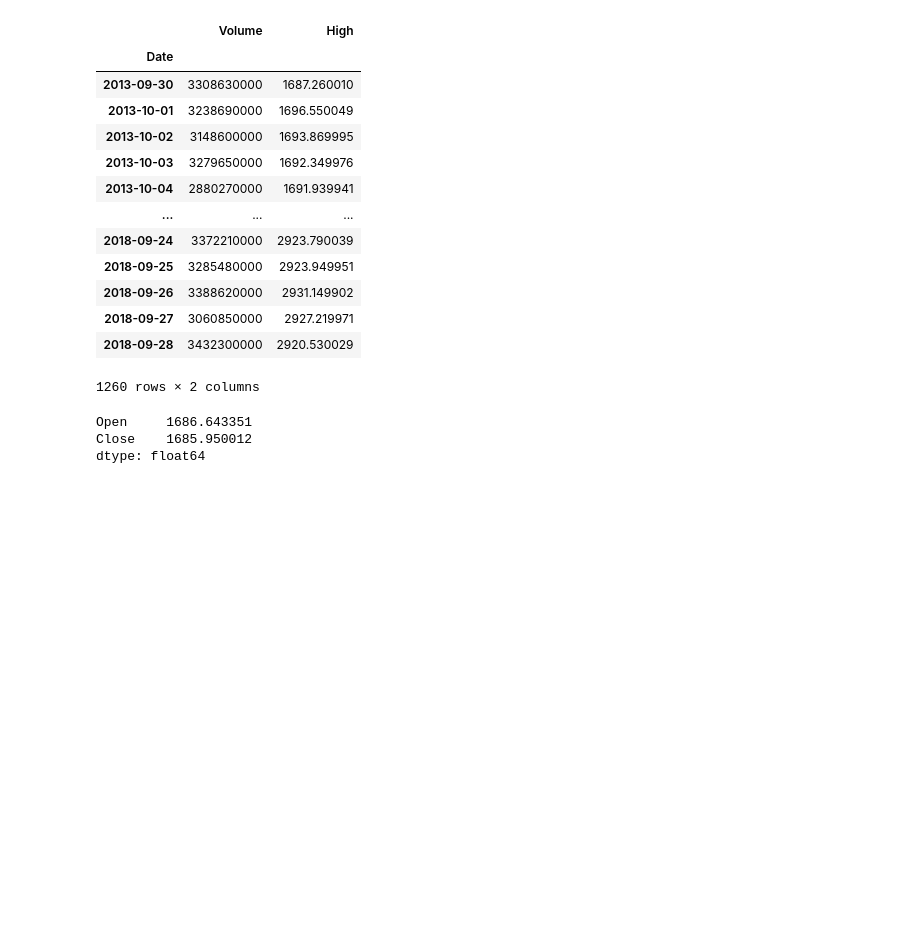
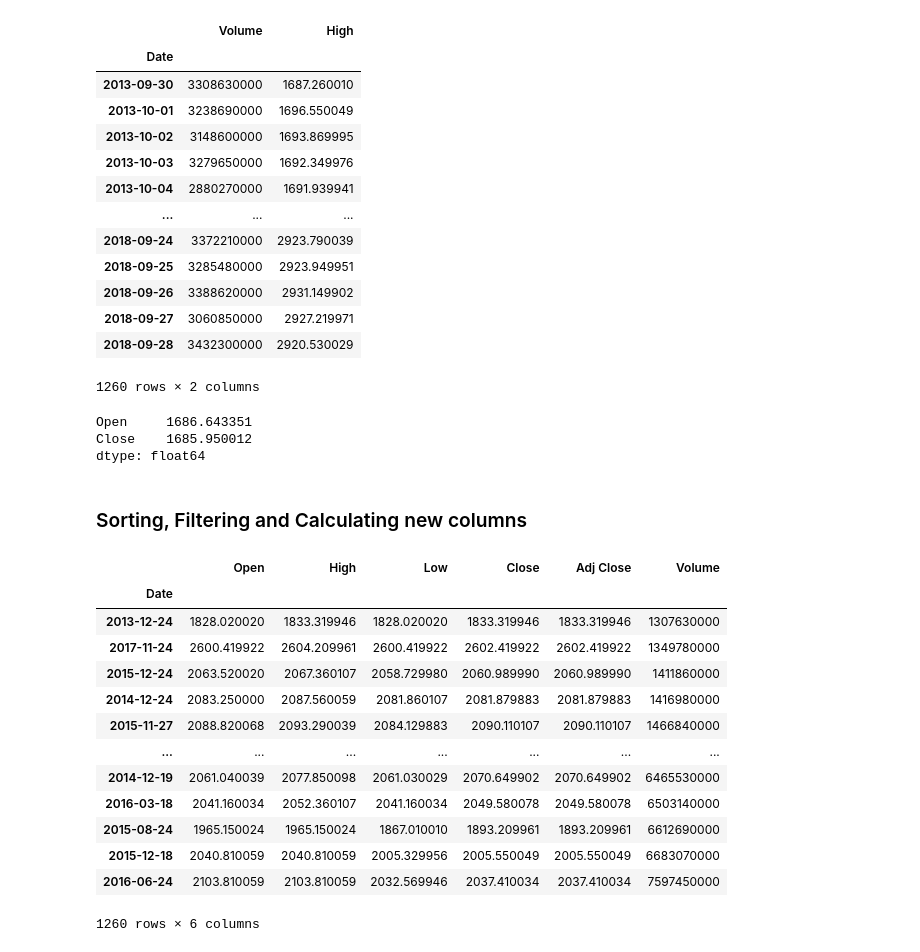
Before and after one commit to onionmccabbage/pythonThuFri2026, a Jupyter notebook: lesson2.ipynb, the cells around one changed output. Saved outputs shown, nothing was run; the diff lists cells and outputs as text; code cells hidden in the pictures; blank space fills up the shorter version.

Commit message:
working with DataFrames

```diff
--- a/lesson2.ipynb
+++ b/lesson2.ipynb
@@ -185,3 +185,23 @@ sp500.loc['20130930':'20131007'][['Open','Close']].mean()
 Open     1686.643351
 Close    1685.950012
 dtype: float64
+# %% [markdown]
+### Sorting, Filtering and Calculating new columns
+# %%
+# filtered data
+sp500.sort_values( ['Volume', 'Close'], ascending=True )
+# %% [output]
+|  | Open | High | Low | Close | Adj Close | Volume |
+| Date |  |  |  |  |  |  |
+| 2013-12-24 | 1828.020020 | 1833.319946 | 1828.020020 | 1833.319946 | 1833.319946 | 1307630000 |
+| 2017-11-24 | 2600.419922 | 2604.209961 | 2600.419922 | 2602.419922 | 2602.419922 | 1349780000 |
+| 2015-12-24 | 2063.520020 | 2067.360107 | 2058.729980 | 2060.989990 | 2060.989990 | 1411860000 |
+| 2014-12-24 | 2083.250000 | 2087.560059 | 2081.860107 | 2081.879883 | 2081.879883 | 1416980000 |
+| 2015-11-27 | 2088.820068 | 2093.290039 | 2084.129883 | 2090.110107 | 2090.110107 | 1466840000 |
+| ... | ... | ... | ... | ... | ... | ... |
+| 2014-12-19 | 2061.040039 | 2077.850098 | 2061.030029 | 2070.649902 | 2070.649902 | 6465530000 |
+| 2016-03-18 | 2041.160034 | 2052.360107 | 2041.160034 | 2049.580078 | 2049.580078 | 6503140000 |
+| 2015-08-24 | 1965.150024 | 1965.150024 | 1867.010010 | 1893.209961 | 1893.209961 | 6612690000 |
+| 2015-12-18 | 2040.810059 | 2040.810059 | 2005.329956 | 2005.550049 | 2005.550049 | 6683070000 |
+| 2016-06-24 | 2103.810059 | 2103.810059 | 2032.569946 | 2037.410034 | 2037.410034 | 7597450000 |
+1260 rows × 6 columns
```
Also changed, not shown: parts of 2 cells of this notebook, 1 other file.
